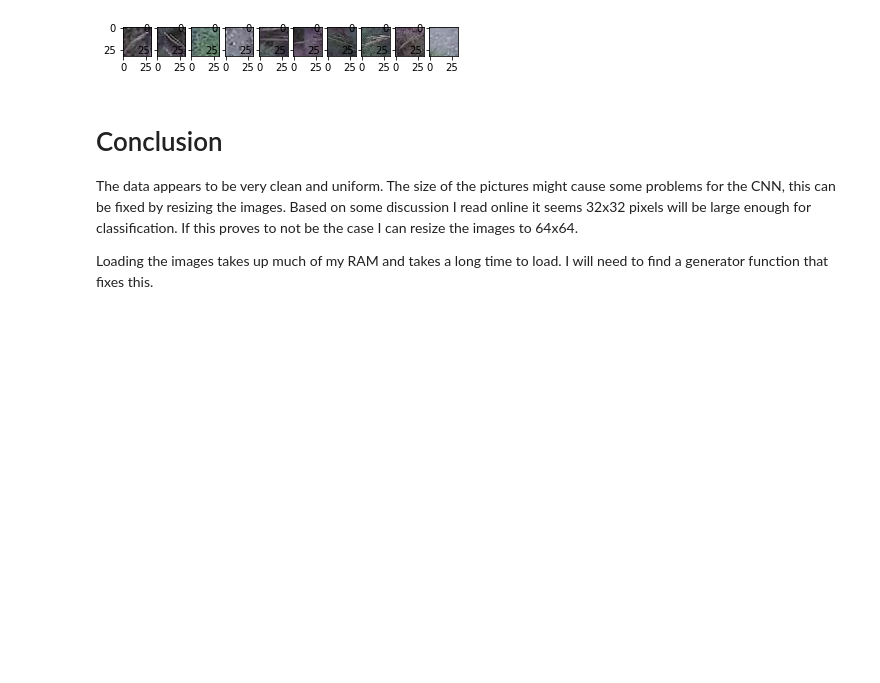
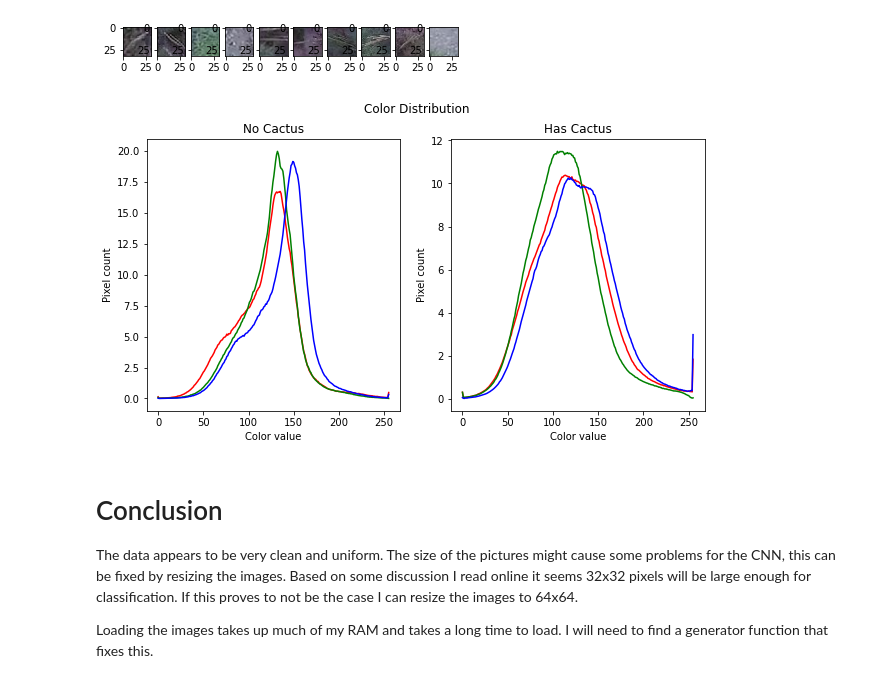
Before and after one commit to kpapijnenburg/cactus-detector, a Jupyter notebook: exploratory-data-analysis.ipynb, the cells around one changed output. Cells and saved outputs as stored; diff of their text form; code cells hidden in the pictures; blank space fills up the shorter version.

Commit message:
Added average color distribution

```diff
--- a/exploratory-data-analysis.ipynb
+++ b/exploratory-data-analysis.ipynb
@@ -61,3 +62,47 @@ for index, img_path in enumerate(os.listdir(base_path)[:10]):
+# %%
+def get_average_color_matrices(dir_path: list, colors=('r', 'g', 'b'), n_bins=256, hist_range=(0, 256)) -> list:
+    """ Calculate average distribution of the given colors."""
+    histograms = ([], [], [])
+    avg_histograms = ([], [], [])
+
+    # for each image
+    for index, img_path in enumerate(os.listdir(dir_path)):
+        img = cv2.imread(f'{dir_path}/{img_path}', cv2.COLOR_BGR2RGB)
+
+        # Extract the values for each channel
+        for channel_index, color in enumerate(colors):
+            histogram, _ = np.histogram(img[:, :, channel_index], bins=n_bins, range=hist_range)
+            histograms[channel_index].append(histogram)
+
+    for i, _ in enumerate(colors):
+        avg_hist = sum(histograms[i]) / len(histograms[i])
+        avg_histograms[i].append(avg_hist)
+
+    return avg_histograms
+# %%
+test_set_no_cactus = get_average_color_matrices('data/train/no_cactus')
+test_set_has_cactus = get_average_color_matrices('data/train/has_cactus')
+# %%
+bin_edges = np.arange(0, 256)
+colors=('r', 'g', 'b')
+
+fig, axes = plt.subplots(1, 2, figsize=(10, 5))
+fig.suptitle('Color Distribution')
+
+for i, hist in enumerate(test_set_no_cactus):
+    axes[0].plot(bin_edges, hist[0], color=colors[i])
+    axes[0].set_ylabel('Pixel count')
+    axes[0].set_xlabel('Color value')
+    axes[0].set_title('No Cactus')
+
+
+for i, hist in enumerate(test_set_has_cactus):
+    axes[1].plot(bin_edges, hist[0], color=colors[i])
+    axes[1].set_ylabel('Pixel count')
+    axes[1].set_xlabel('Color value')
+    axes[1].set_title('Has Cactus')
+# %% [output]
+[figure, added]
 # %% [markdown]
 # Conclusion
 The data appears to be very clean and uniform. The size of the pictures might cause some problems for the CNN, this can be fixed by resizing the images. Based on some discussion I read online it seems 32x32 pixels will be large enough for classification. If this proves to not be the case I can resize the images to 64x64.
```
Also changed, not shown: parts of 7 cells of this notebook.
